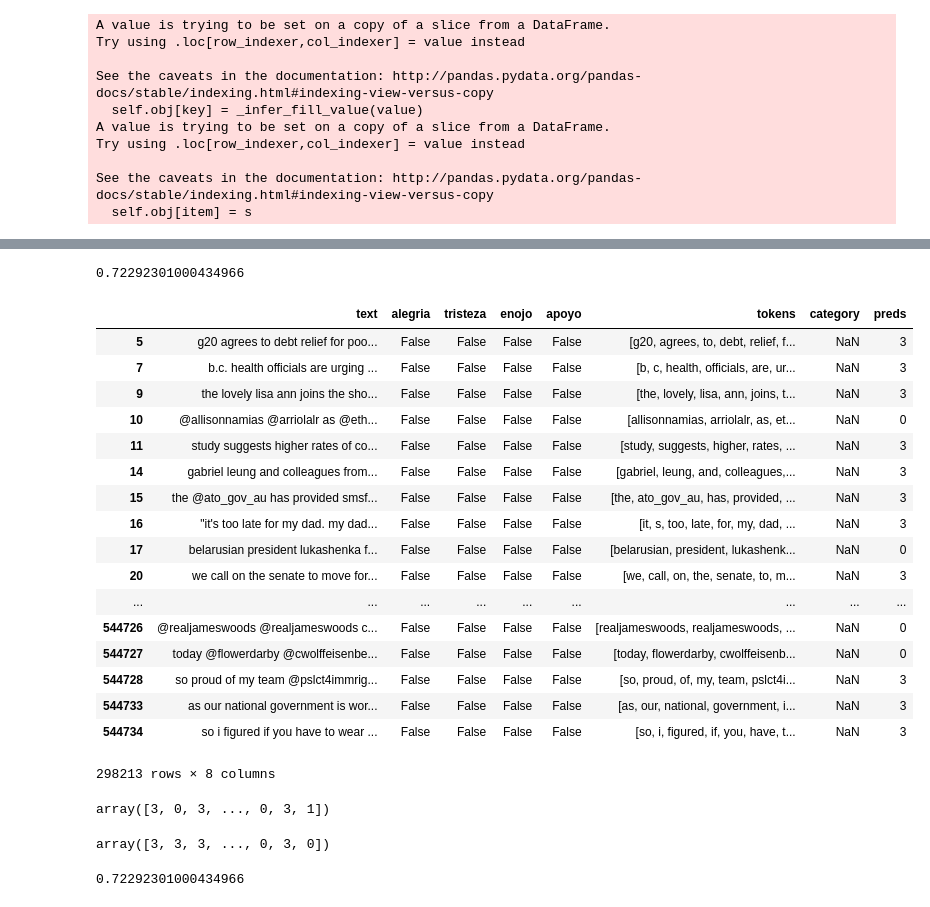
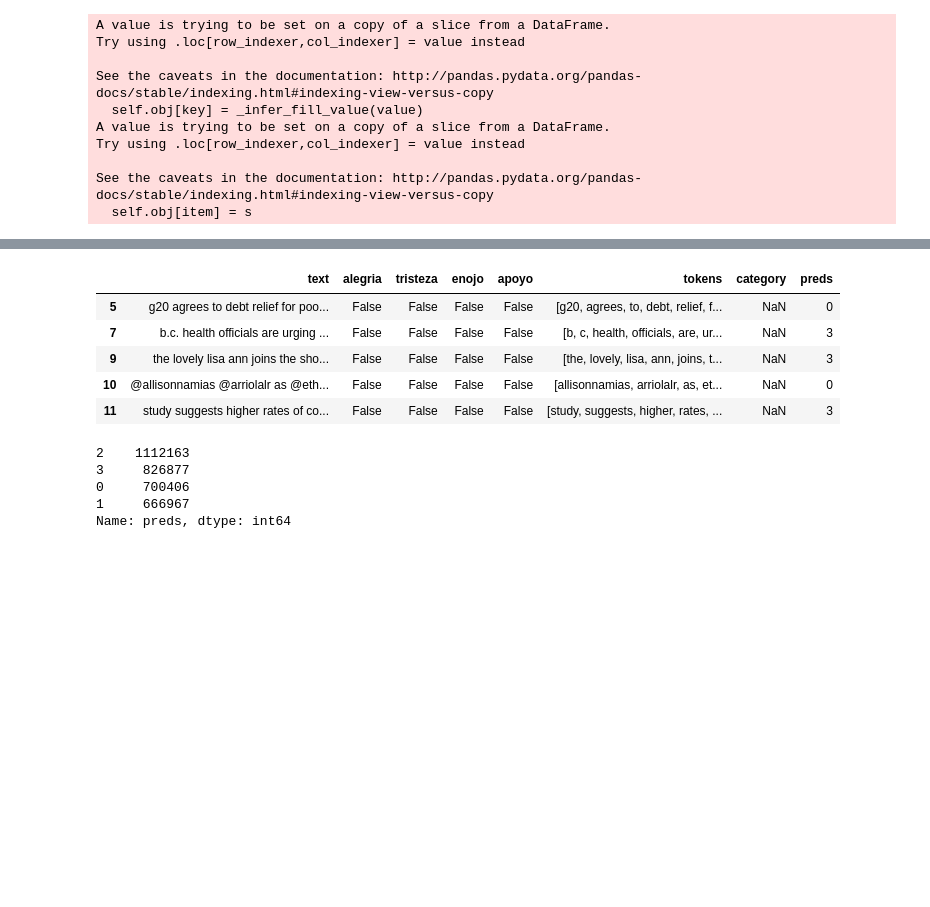
Before and after one commit to aymericcousaert/tweets-covid, a Jupyter notebook: corona.ipynb, the cells around one changed output, grey strips where cells are left out. Saved outputs shown, nothing was run; the diff lists cells and outputs as text; code cells hidden in the pictures; blank space fills up the shorter version.

```diff
--- a/corona.ipynb
+++ b/corona.ipynb
@@ -189,0 +253,2 @@ df_train.head()
+# %%
+df_train['tokens'] = df_train['tokens'].apply(lambda x: word_lemmatizer(x))
@@ -200,0 +277,7 @@ y_train = df_train.category
+# %%
+train_sample = df_train.groupby('category').apply(lambda s: s.sample(7386))
+# %%
+X = train_sample.text
+y = train_sample.category
+# %%
+X_train, X_test, y_train, y_test = train_test_split(X, y, train_size=0.66)
@@ -230,28 +326,12 @@ GridSearchCV(cv=5, error_score='raise',
-# %%
-gs_mnnb.score(X_train, y_train)
-# %% [output]
-0.72292301000434966
 # %%
 preds_mnnb = gs_mnnb.predict(X)
 df['preds'] = preds_mnnb
 # %%
-df
+df.head()
 # %% [output]
 |  | text | alegria | tristeza | enojo | apoyo | tokens | category | preds |
-| 5 | g20 agrees to debt relief for poo... | False | False | False | False | [g20, agrees, to, debt, relief, f... | NaN | 3 |
+| 5 | g20 agrees to debt relief for poo... | False | False | False | False | [g20, agrees, to, debt, relief, f... | NaN | 0 |
 | 7 | b.c. health officials are urging ... | False | False | False | False | [b, c, health, officials, are, ur... | NaN | 3 |
 | 9 | the lovely lisa ann joins the sho... | False | False | False | False | [the, lovely, lisa, ann, joins, t... | NaN | 3 |
 | 10 | @allisonnamias @arriolalr as @eth... | False | False | False | False | [allisonnamias, arriolalr, as, et... | NaN | 0 |
 | 11 | study suggests higher rates of co... | False | False | False | False | [study, suggests, higher, rates, ... | NaN | 3 |
-| 14 | gabriel leung and colleagues from... | False | False | False | False | [gabriel, leung, and, colleagues,... | NaN | 3 |
-| 15 | the @ato_gov_au has provided smsf... | False | False | False | False | [the, ato_gov_au, has, provided, ... | NaN | 3 |
-| 16 | "it's too late for my dad. my dad... | False | False | False | False | [it, s, too, late, for, my, dad, ... | NaN | 3 |
-| 17 | belarusian president lukashenka f... | False | False | False | False | [belarusian, president, lukashenk... | NaN | 0 |
-| 20 | we call on the senate to move for... | False | False | False | False | [we, call, on, the, senate, to, m... | NaN | 3 |
-| ... | ... | ... | ... | ... | ... | ... | ... | ... |
-| 544726 | @realjameswoods @realjameswoods c... | False | False | False | False | [realjameswoods, realjameswoods, ... | NaN | 0 |
-| 544727 | today @flowerdarby @cwolffeisenbe... | False | False | False | False | [today, flowerdarby, cwolffeisenb... | NaN | 0 |
-| 544728 | so proud of my team @pslct4immrig... | False | False | False | False | [so, proud, of, my, team, pslct4i... | NaN | 3 |
-| 544733 | as our national government is wor... | False | False | False | False | [as, our, national, government, i... | NaN | 3 |
-| 544734 | so i figured if you have to wear ... | False | False | False | False | [so, i, figured, if, you, have, t... | NaN | 3 |
-298213 rows × 8 columns
@@ -260,12 +338,8 @@ preds_train = gs_mnnb.predict(X_train)
-# %%
-y_train.as_matrix(columns=None)
-# %% [output]
-array([3, 0, 3, ..., 0, 3, 1])
-# %%
-preds_train
-# %% [output]
-array([3, 3, 3, ..., 0, 3, 0])
-# %%
-accuracy_score(y_train.as_matrix(columns=None), preds_train)
-# %% [output]
-0.72292301000434966
+# %%
+df.preds.value_counts()
+# %% [output]
+2    1112163
+3     826877
+0     700406
+1     666967
+Name: preds, dtype: int64
```
Also changed, not shown: parts of 37 cells of this notebook.
